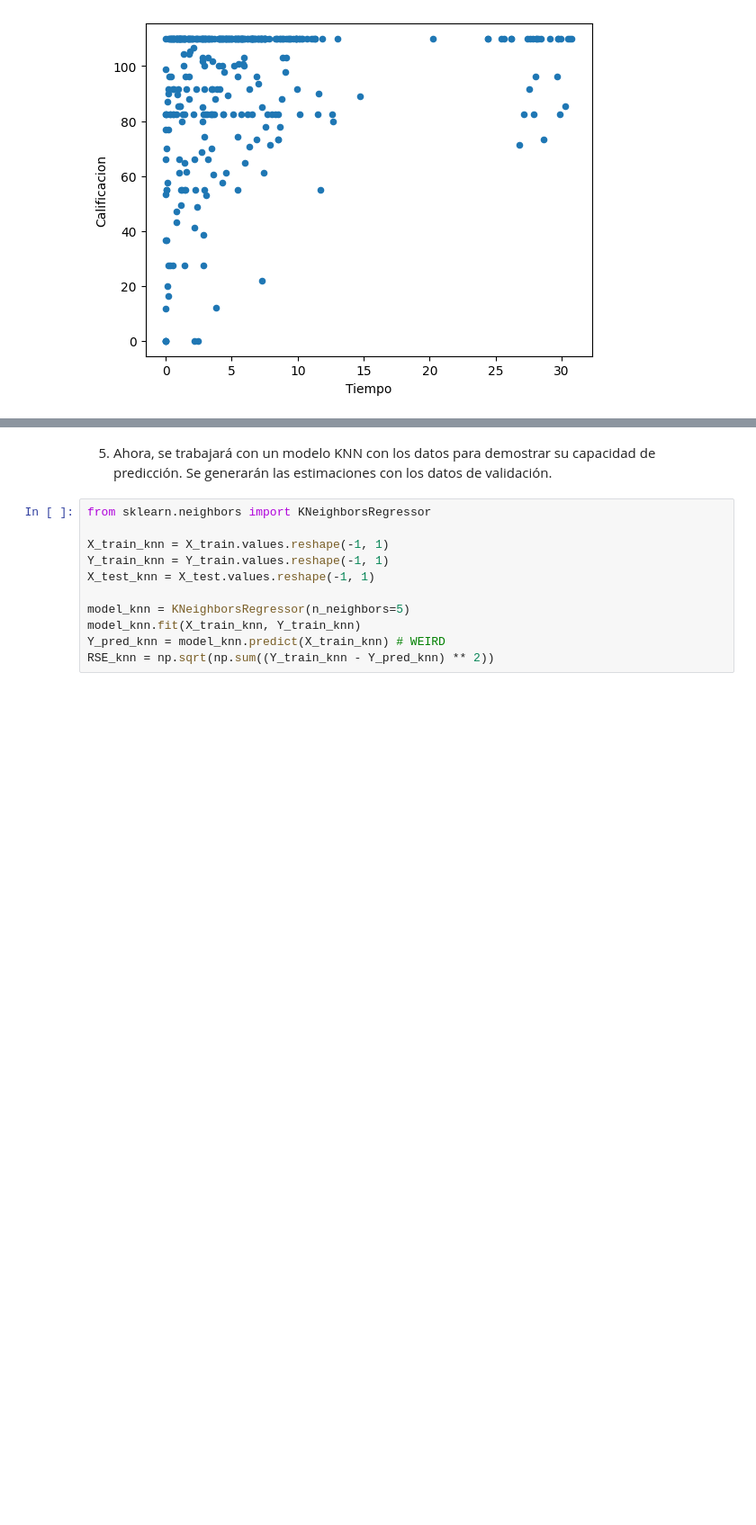
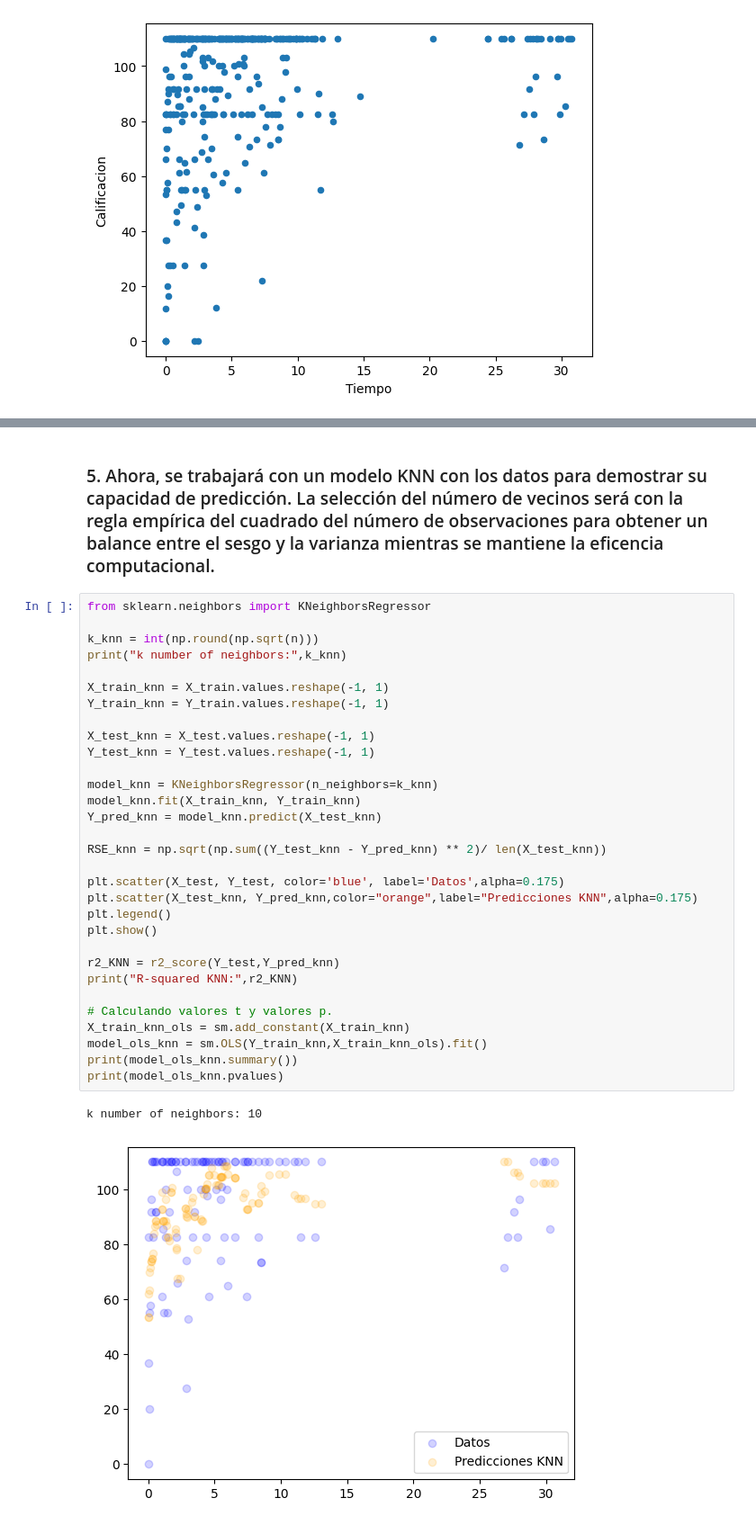
Before and after one commit to joe-chic/inteligencia_artificial_I, a Jupyter notebook: A1.6/A1.6 504065.ipynb, the cells around one changed output, grey strips where cells are left out. Shown at 90% size. Drawn from its saved outputs; the diff is of its cells as text; blank space fills up the shorter version.

```diff
--- a/A1.6/A1.6 504065.ipynb
+++ b/A1.6/A1.6 504065.ipynb
@@ -214,13 +232,36 @@ RSE_segmented = np.sqrt(np.sum((Y_train - Y_pred_segmented) ** 2))
 # %% [markdown]
-5. Ahora, se trabajará con un modelo KNN con los datos para demostrar su capacidad de predicción. Se generarán las estimaciones con los datos de validación.
+### 5. Ahora, se trabajará con un modelo KNN con los datos para demostrar su capacidad de predicción. La selección del número de vecinos será con la regla empírica del cuadrado del número de observaciones para obtener un balance entre el sesgo y la varianza mientras se mantiene la eficencia computacional.
 # %%
 from sklearn.neighbors import KNeighborsRegressor
 
+k_knn = int(np.round(np.sqrt(n)))
+print("k number of neighbors:",k_knn)
+
 X_train_knn = X_train.values.reshape(-1, 1)
 Y_train_knn = Y_train.values.reshape(-1, 1)
+
 X_test_knn = X_test.values.reshape(-1, 1)
+Y_test_knn = Y_test.values.reshape(-1, 1)
 
-model_knn = KNeighborsRegressor(n_neighbors=5)
+model_knn = KNeighborsRegressor(n_neighbors=k_knn)
 model_knn.fit(X_train_knn, Y_train_knn)
-Y_pred_knn = model_knn.predict(X_train_knn) # WEIRD
-RSE_knn = np.sqrt(np.sum((Y_train_knn - Y_pred_knn) ** 2))
+Y_pred_knn = model_knn.predict(X_test_knn)
+
+RSE_knn = np.sqrt(np.sum((Y_test_knn - Y_pred_knn) ** 2)/ len(X_test_knn))
+
+plt.scatter(X_test, Y_test, color='blue', label='Datos',alpha=0.175)
+plt.scatter(X_test_knn, Y_pred_knn,color="orange",label="Predicciones KNN",alpha=0.175)
+plt.legend()
+plt.show()
+
+r2_KNN = r2_score(Y_test,Y_pred_knn)
+print("R-squared KNN:",r2_KNN)
+
+# Calculando valores t y valores p.
+X_train_knn_ols = sm.add_constant(X_train_knn)
+model_ols_knn = sm.OLS(Y_train_knn,X_train_knn_ols).fit()
+print(model_ols_knn.summary())
+print(model_ols_knn.pvalues)
+# %% [output]
+k number of neighbors: 10
+[figure, added]
```
Also changed, not shown: parts of 23 cells of this notebook, 3 other files.
